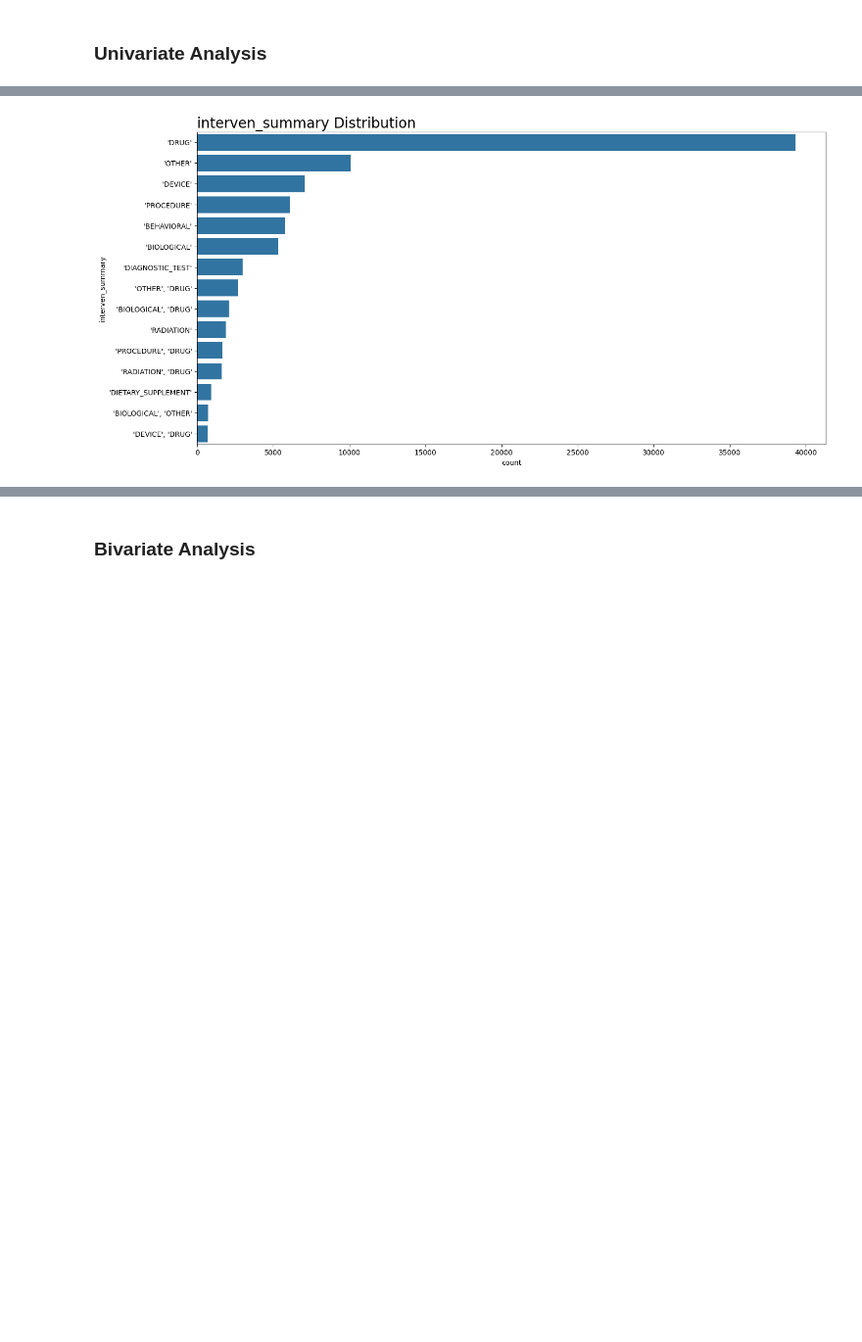
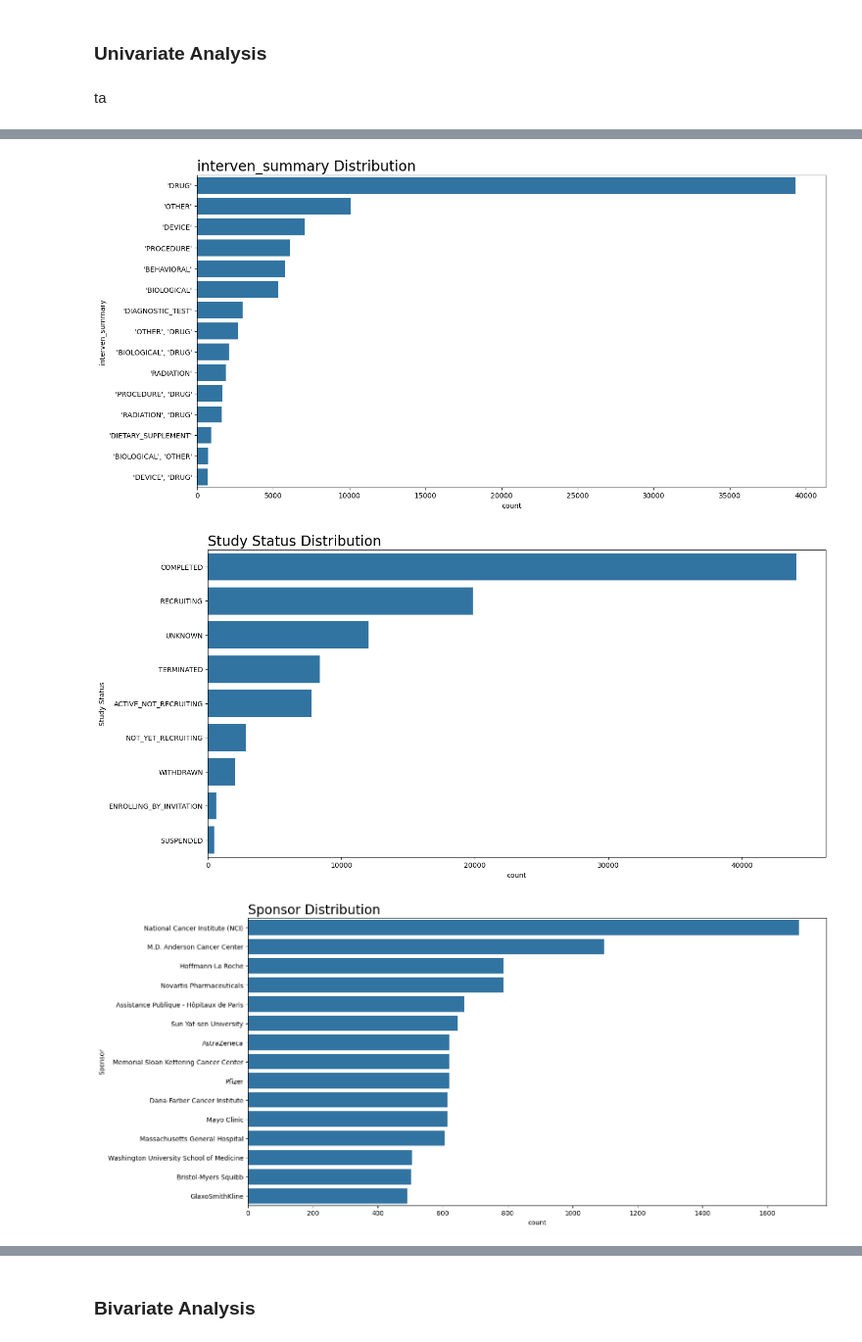
Before and after one commit to danielkimutai/dt, a Jupyter notebook: index.ipynb, the cells around one changed output, grey strips where cells are left out. Shown at 98% size. Cells and saved outputs as stored; diff of their text form; code cells hidden in the pictures; blank space fills up the shorter version.

```diff
--- a/index.ipynb
+++ b/index.ipynb
@@ -595,10 +612,14 @@ def hoz_plot(data, column, limit=15):
+# %% [markdown]
+ta
 # %%
-colss = ["Primary Purpose","country","interven_summary","Study Status"]
+colss = ["Primary Purpose","country","interven_summary","Study Status","Sponsor","category","Age"]
 
 # plotting the distribution of the above columns
 for col in colss:
     hoz_plot(df,col,limit=15)
 # %% [output]
 [figure]
 [figure]
 [figure]
+[figure, added]
+[figure, added]
```
Also changed, not shown: parts of 3 cells of this notebook.
